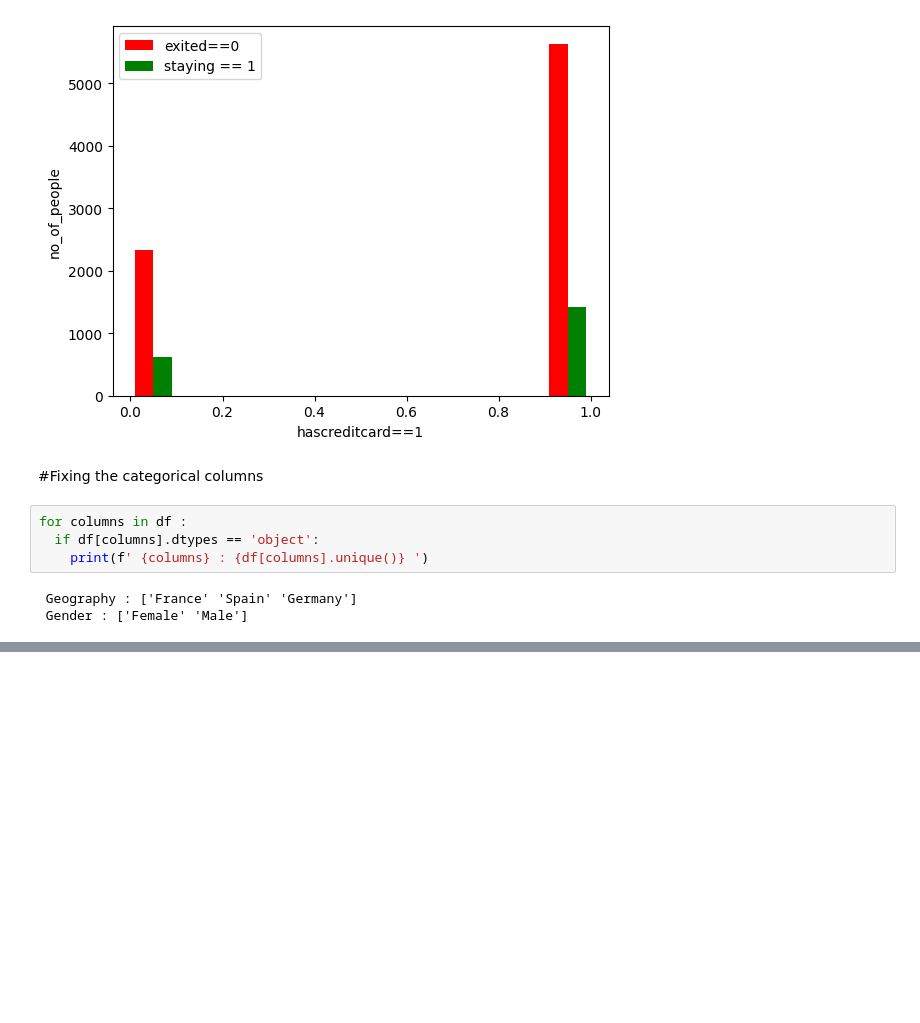
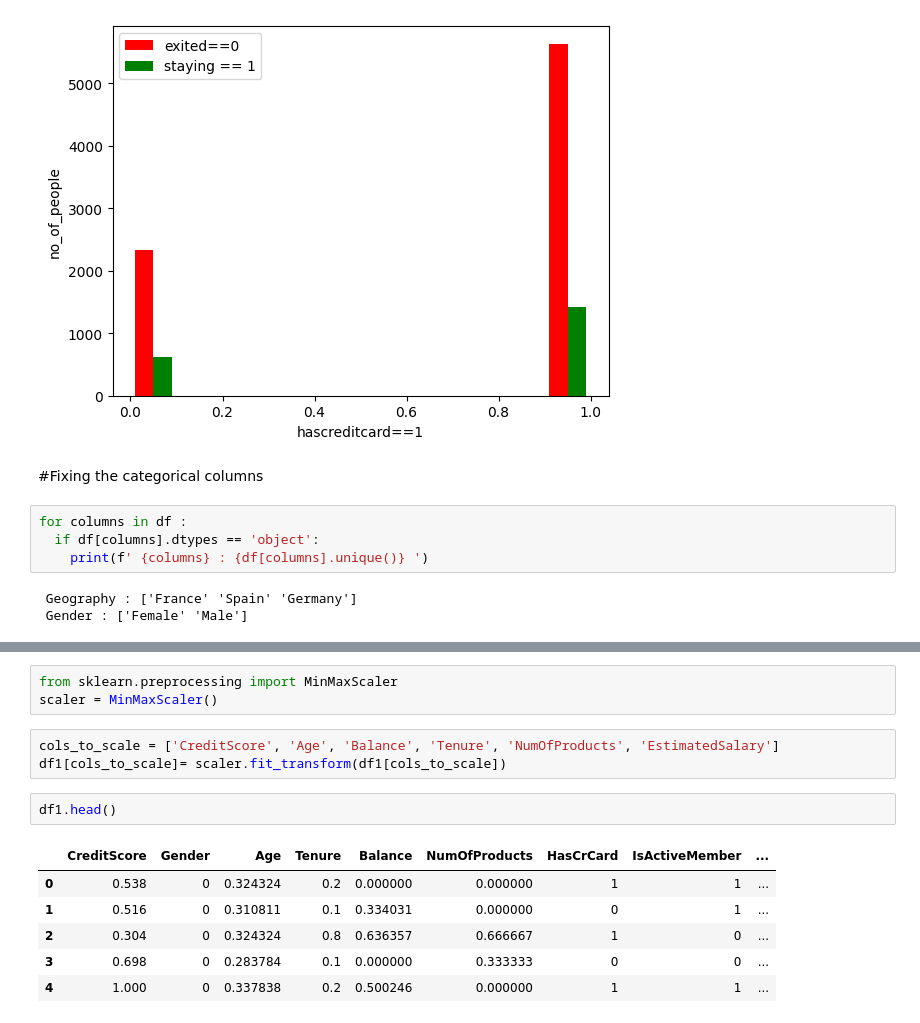
Before and after one commit to babatundeibukun/DEEP-LEARNING-PROJECT---COMPUTER, a Jupyter notebook: bank_churn_rate.ipynb, the cells around one changed output, grey strips where cells are left out. Saved outputs shown, nothing was run; the diff lists cells and outputs as text; blank space fills up the shorter version.

```diff
--- a/bank_churn_rate.ipynb
+++ b/bank_churn_rate.ipynb
@@ -127,0 +169,15 @@ for columns in df :
+# %%
+from sklearn.preprocessing import MinMaxScaler
+scaler = MinMaxScaler()
+# %%
+cols_to_scale = ['CreditScore', 'Age', 'Balance', 'Tenure', 'NumOfProducts', 'EstimatedSalary']
+df1[cols_to_scale]= scaler.fit_transform(df1[cols_to_scale])
+# %%
+df1.head()
+# %% [output]
+|  | CreditScore | Gender | Age | Tenure | Balance | NumOfProducts | HasCrCard | IsActiveMember | ... |
+| 0 | 0.538 | 0 | 0.324324 | 0.2 | 0.000000 | 0.000000 | 1 | 1 | ... |
+| 1 | 0.516 | 0 | 0.310811 | 0.1 | 0.334031 | 0.000000 | 0 | 1 | ... |
+| 2 | 0.304 | 0 | 0.324324 | 0.8 | 0.636357 | 0.666667 | 1 | 0 | ... |
+| 3 | 0.698 | 0 | 0.283784 | 0.1 | 0.000000 | 0.333333 | 0 | 0 | ... |
+| 4 | 1.000 | 0 | 0.337838 | 0.2 | 0.500246 | 0.000000 | 1 | 1 | ... |
```
Also changed, not shown: parts of 7 cells of this notebook.
